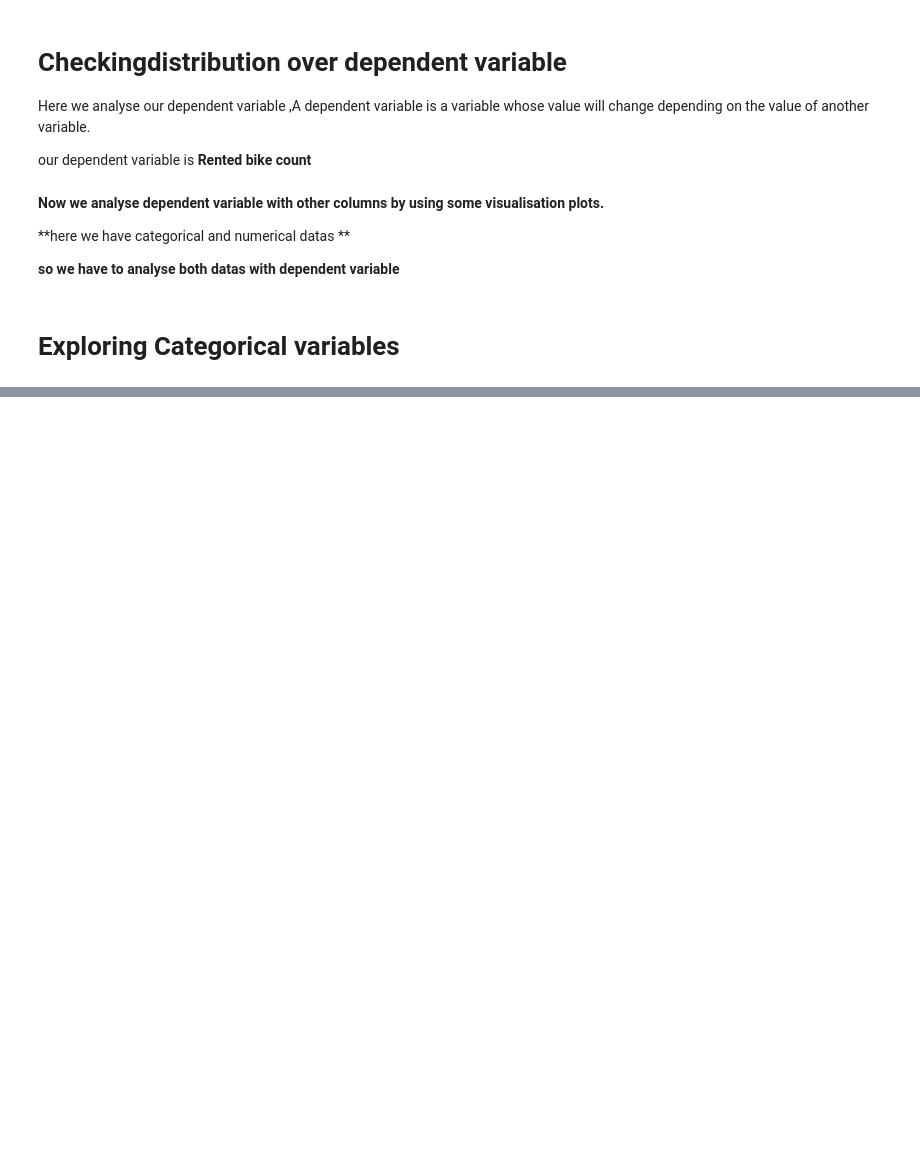
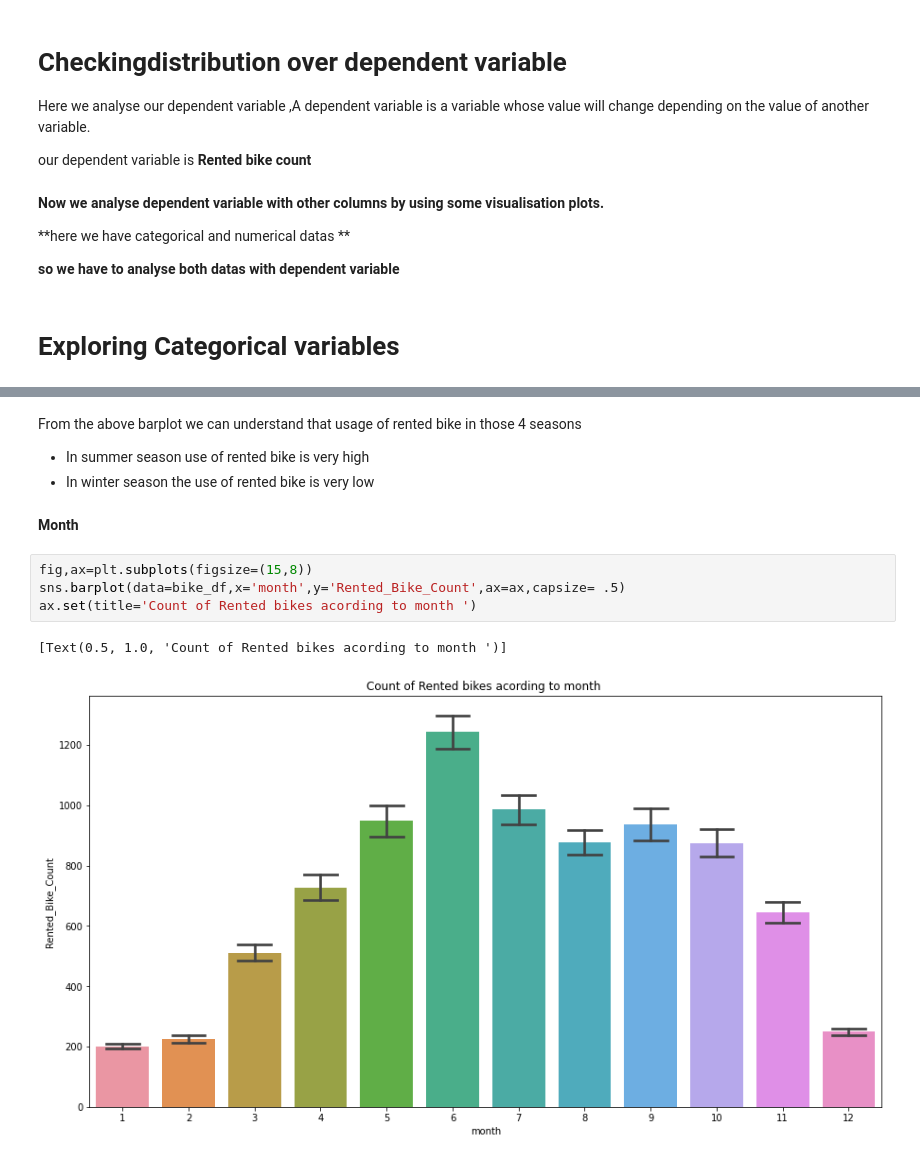
Before and after one commit to abhilashs1/Bike_Sharing_Demand, a Jupyter notebook: Bike_Sharing_Demand.ipynb, the cells around one changed output, grey strips where cells are left out. Drawn from its saved outputs; the diff is of its cells as text; blank space fills up the shorter version.

```diff
--- a/Bike_Sharing_Demand.ipynb
+++ b/Bike_Sharing_Demand.ipynb
@@ -407,0 +430,15 @@ our dependent variable is **Rented bike count**
+# %% [markdown]
+From the  above barplot we can understand that usage of rented bike in those 4 seasons
+
+
+*   In summer season use of rented bike is very high
+*   In winter season the use of rented bike is very low
+# %% [markdown]
+**Month**
+# %%
+fig,ax=plt.subplots(figsize=(15,8))
+sns.barplot(data=bike_df,x='month',y='Rented_Bike_Count',ax=ax,capsize= .5)
+ax.set(title='Count of Rented bikes acording to month ')
+# %% [output]
+[Text(0.5, 1.0, 'Count of Rented bikes acording to month ')]
+[figure, added]
```
Also changed, not shown: parts of 8 cells of this notebook.
